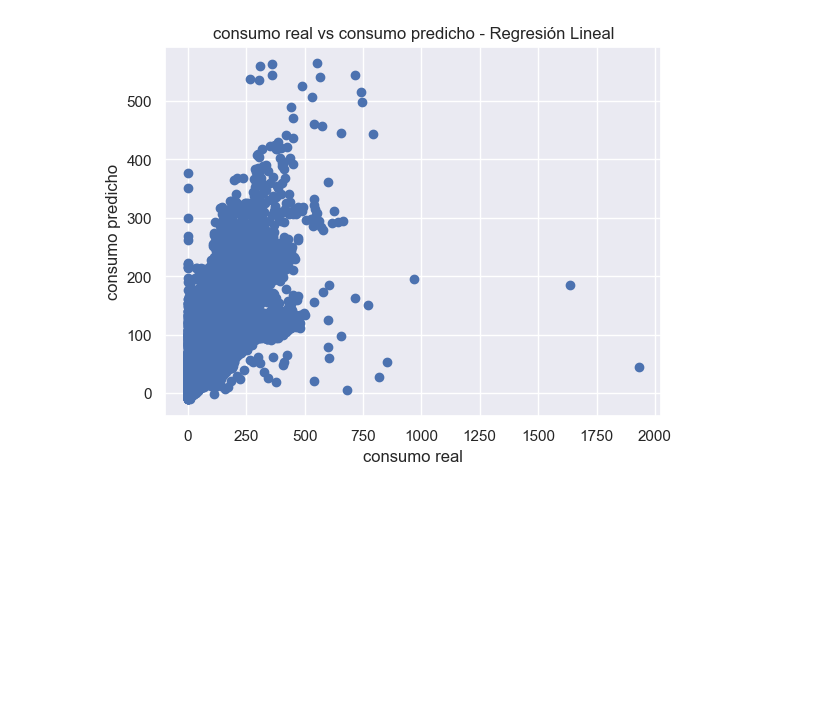
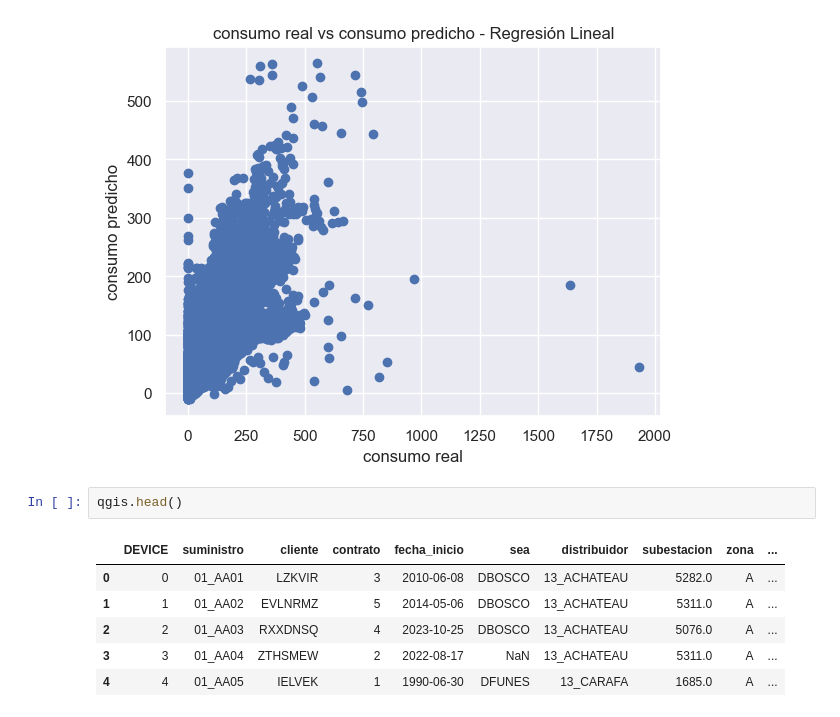
Before and after one commit to pasollipaula/DiplodatosMentoria, a Jupyter notebook: carga_datasets.ipynb, the cells around one changed output. Drawn from its saved outputs; the diff is of its cells as text; blank space fills up the shorter version.

```diff
--- a/carga_datasets.ipynb
+++ b/carga_datasets.ipynb
@@ -848,3 +900,12 @@ plt.title(target+' real vs '+target+' predicho - Regresión Lineal')
 plt.show()
 # %% [output]
 [figure]
+# %%
+qgis.head()
+# %% [output]
+|  | DEVICE | suministro | cliente | contrato | fecha_inicio | sea | distribuidor | subestacion | zona | ... |
+| 0 | 0 | 01_AA01 | LZKVIR | 3 | 2010-06-08 | DBOSCO | 13_ACHATEAU | 5282.0 | A | ... |
+| 1 | 1 | 01_AA02 | EVLNRMZ | 5 | 2014-05-06 | DBOSCO | 13_ACHATEAU | 5311.0 | A | ... |
+| 2 | 2 | 01_AA03 | RXXDNSQ | 4 | 2023-10-25 | DBOSCO | 13_ACHATEAU | 5076.0 | A | ... |
+| 3 | 3 | 01_AA04 | ZTHSMEW | 2 | 2022-08-17 | NaN | 13_ACHATEAU | 5311.0 | A | ... |
+| 4 | 4 | 01_AA05 | IELVEK | 1 | 1990-06-30 | DFUNES | 13_CARAFA | 1685.0 | A | ... |
```
Also changed, not shown: parts of 5 cells of this notebook.
